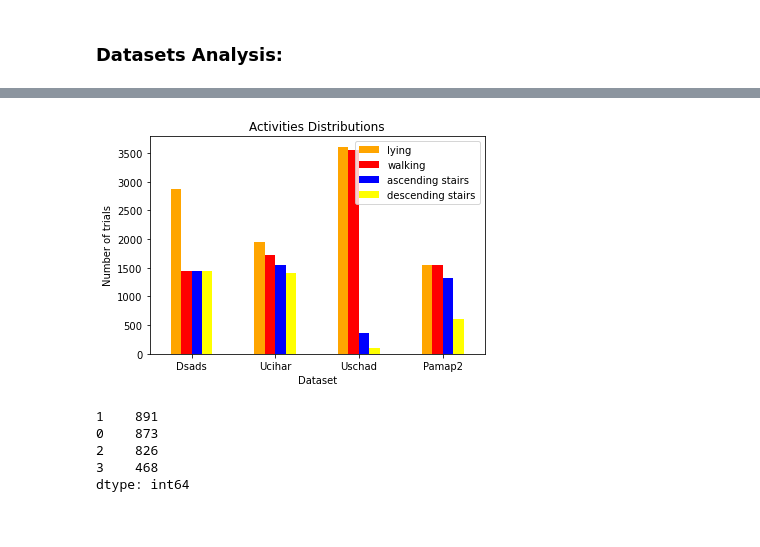
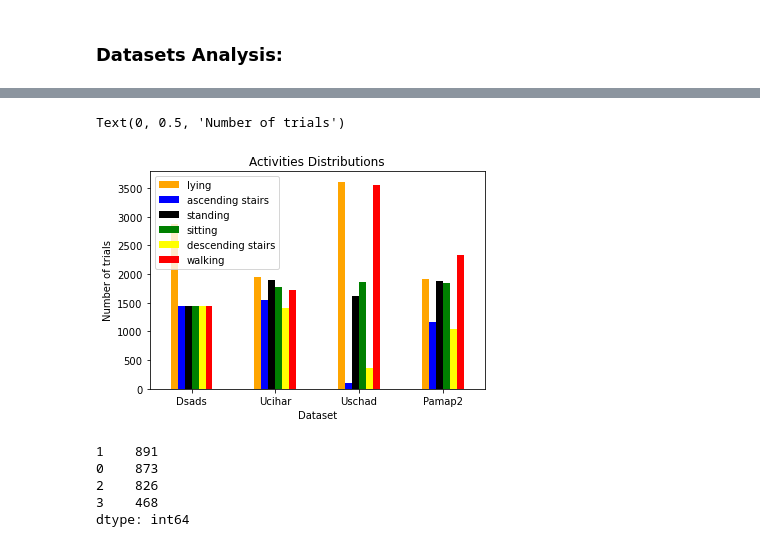
Before and after one commit to gcramerb/TransferLearning-Sensors, a Jupyter notebook: experiments/analysis/classesAnalysis.ipynb, the cells around one changed output, grey strips where cells are left out. Drawn from its saved outputs; the diff is of its cells as text; code cells hidden in the pictures.

```diff
--- a/experiments/analysis/classesAnalysis.ipynb
+++ b/experiments/analysis/classesAnalysis.ipynb
@@ -43,6 +43,8 @@ idx2Name = {
 	1:'ascending stairs',
 	2:'descending stairs',
 	3:'lying',
+    4:'sitting',
+    5:'standing',
 }
 def standarizeActName(y):
     y1 = list(map(lambda x: x.split('-')[-1], y))
@@ -51,13 +53,13 @@ def standarizeActName(y):
 
 
 
-def readDataset(dataset_name):
-    file = os.path.join(DATA_DIR, f'{dataset_name}_f25_t2_{n_classes}actv.npz')
+def readDataset(dataset_name,freq = 50):
+    file = os.path.join(DATA_DIR, f'{dataset_name}_f{freq}_t2_4actv.npz')
     with np.load(file, allow_pickle=True) as tmp:
         X = tmp['X'].astype('float32')
         y = tmp['y']
         folds = tmp['folds']
     Y = standarizeActName(y)
-    return X[:,0,:,:],Y
+    return X,Y,folds
     #return X[:,0,:,:],Y,folds
 # %%
@@ -90,4 +99,4 @@ df = pd.DataFrame(index =datasetList , data = [],columns = a.index.to_list())
 for dat in datasetList:
     _,y = readDataset(dat)
     a = pd.value_counts(y)
-    df.loc[dat] = a.values.tolist()
+    df.loc[dat] = a
@@ -94,11 +122,12 @@ for dat in datasetList:
 # %%
-col = {'walking':'red','ascending stairs':'blue','descending stairs':'yellow','lying':'orange'}
+col = {'walking':'red','ascending stairs':'blue','descending stairs':'yellow','lying':'orange','standing':'black','sitting':'green'}
 fig = df.plot.bar(color = col,rot =0,title = 'Activities Distributions')
 fig.set_xlabel('Dataset')
 fig.set_ylabel('Number of trials')
-plt.savefig('../figures/act_dist.png')
+#plt.savefig('../figures/act_dist6act.png')
 # %% [output]
+Text(0, 0.5, 'Number of trials')
-[figure, old version]
+[figure, new version]
 # %%
 # x,y  = readDataset('Pamap2')
 # x,y = normalize(x,y)
```
Also changed, not shown: parts of 11 cells of this notebook, 8 other files.
